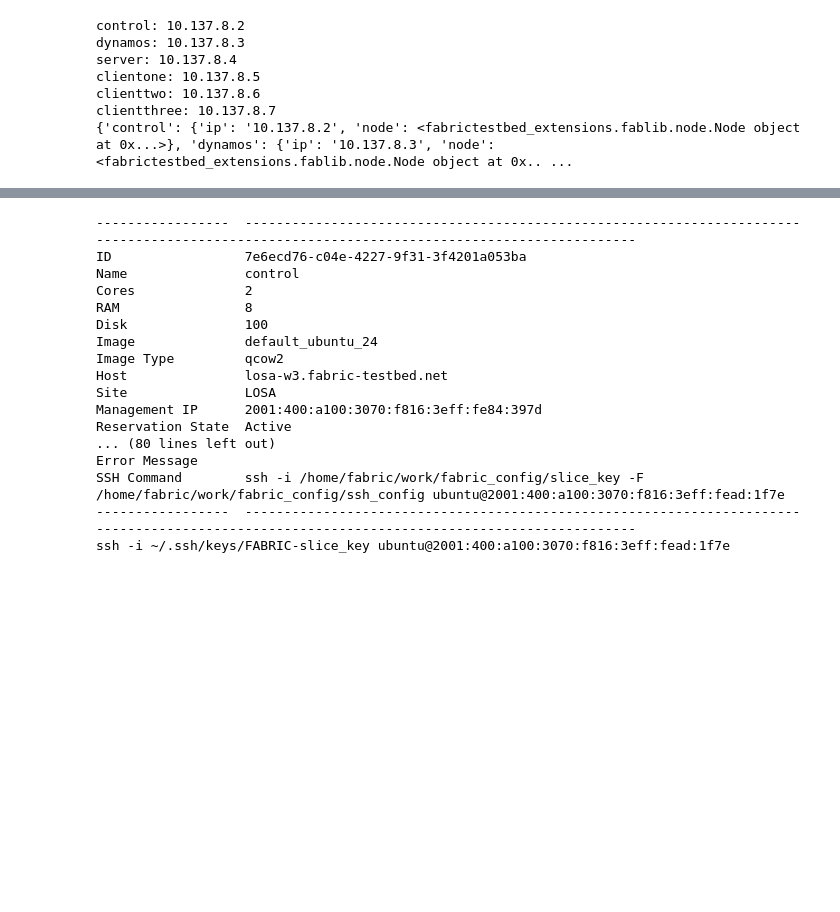
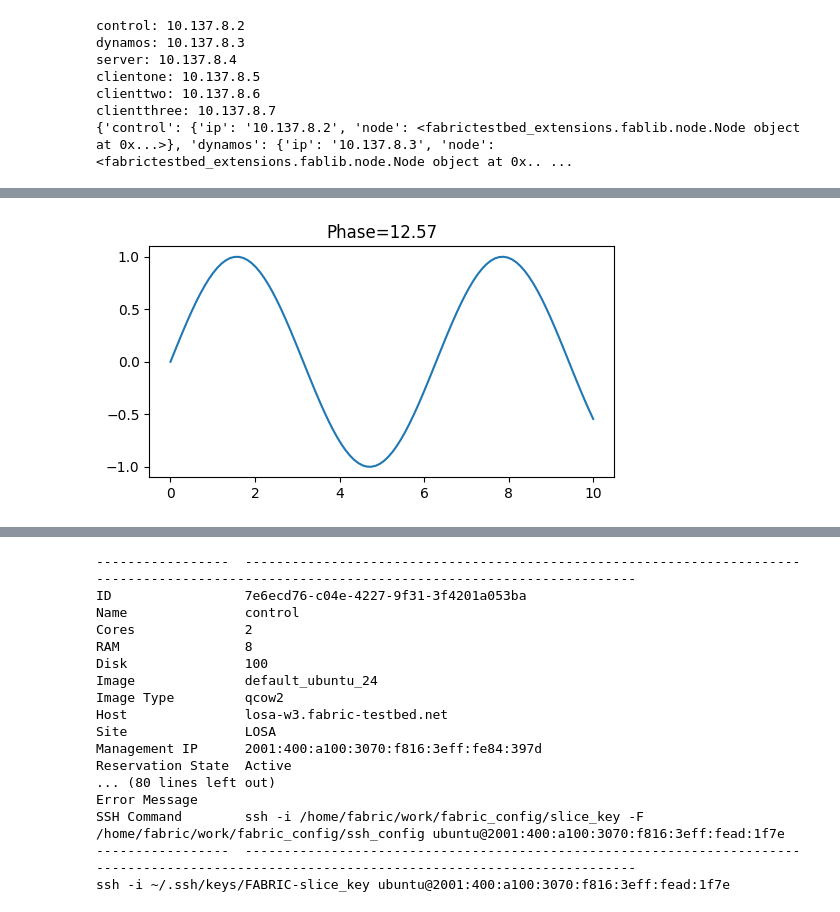
Before and after one commit to DYNAMOS-UVA/Scattered-Directive, a Jupyter notebook: fabric/management_tools.ipynb, the cells around one changed output, grey strips where cells are left out. Drawn from its saved outputs; the diff is of its cells as text; code cells hidden in the pictures; blank space fills up the shorter version.

```diff
--- a/fabric/management_tools.ipynb
+++ b/fabric/management_tools.ipynb
@@ -153,0 +261,18 @@ Wall time: 44 s
+# %%
+from IPython.display import clear_output
+import matplotlib.pyplot as plt
+import numpy as np
+import time
+
+x = np.linspace(0, 10, 100)
+
+for phase in np.linspace(0, 4 * np.pi, 60):
+    y = np.sin(x + phase)
+    plt.figure(figsize=(6,3))
+    plt.plot(x, y)
+    plt.title(f"Phase={phase:.2f}")
+    clear_output(wait=True)
+    plt.show()
+    time.sleep(0.2)
+# %% [output]
+[figure, added]
```
Also changed, not shown: parts of 16 cells of this notebook, 3 other files.
